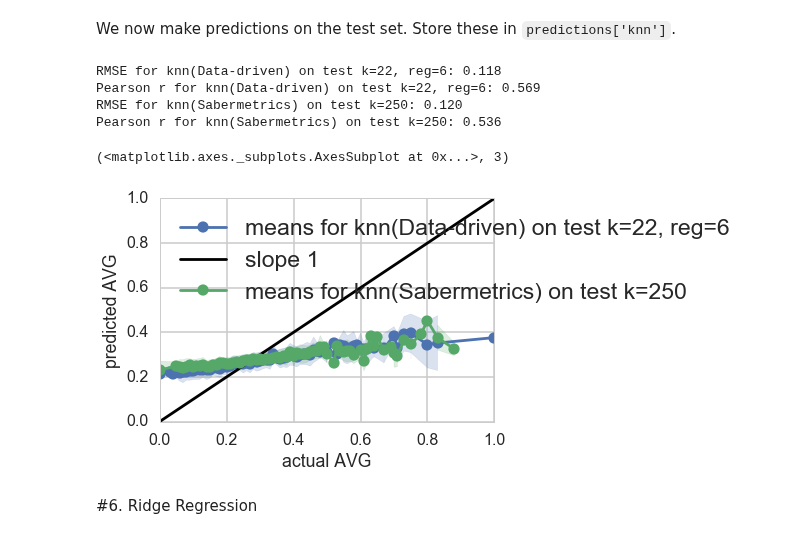
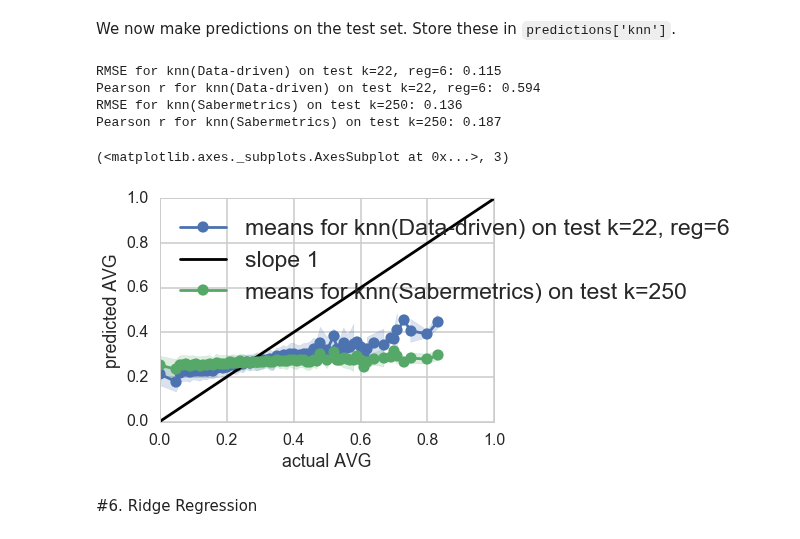
Before and after one commit to bacook17/CS109_baseball, a Jupyter notebook: Master_Notebook.ipynb, the cells around one changed output. Drawn from its saved outputs; the diff is of its cells as text; code cells hidden in the pictures.

```diff
--- a/Master_Notebook.ipynb
+++ b/Master_Notebook.ipynb
@@ -895,6 +895,7 @@ Pearson r of 0.24
 smalldf = pd.read_csv('data/small.csv')
 traindf = pd.read_csv('data/training.csv')
 testdf = pd.read_csv('data/test.csv')
+train_avgs = pickle.load(open('data/train_avgs.p','rb'))
 # %% [markdown]
 This portion will require validation, not cross-validation, so we split the training set off here
 # %%
@@ -1624,14 +1625,14 @@ predictions["knn_data"], atknn_data = get_avgs_batter_nbd(testdf, traindf,train_
 predictions['knn_saber'], atknn_saber = get_avgs_batter_nbd(testdf, traindf, train_avgs, db_saber, dist_saber, k=bestk_saber, reg=0.)
 # %%
 ax, rmse_knn = compare_results(testdf.AVG, predictions['knn_data'], model=("knn(Data-driven) on test k=" + str(bestk_data) + ", reg=" + str(bestreg_data)))
-compare_results(at, pt, model=("knn(Sabermetrics) on test k=" + str(bestk_saber)), onsame=ax)
+compare_results(testdf.AVG, predictions['knn_saber'], model=("knn(Sabermetrics) on test k=" + str(bestk_saber)), onsame=ax)
 # %% [output]
-RMSE for knn(Data-driven) on test k=22, reg=6: 0.118
-Pearson r for knn(Data-driven) on test k=22, reg=6: 0.569
-RMSE for knn(Sabermetrics) on test k=250: 0.120
-Pearson r for knn(Sabermetrics) on test k=250: 0.536
+RMSE for knn(Data-driven) on test k=22, reg=6: 0.115
+Pearson r for knn(Data-driven) on test k=22, reg=6: 0.594
+RMSE for knn(Sabermetrics) on test k=250: 0.136
+Pearson r for knn(Sabermetrics) on test k=250: 0.187
 (<matplotlib.axes._subplots.AxesSubplot at 0x...>, 3)
-[figure, old version]
+[figure, new version]
 # %% [markdown]
 #6. Ridge Regression
 # %%
```
Also changed, not shown: parts of 14 cells of this notebook, 3 other files.
